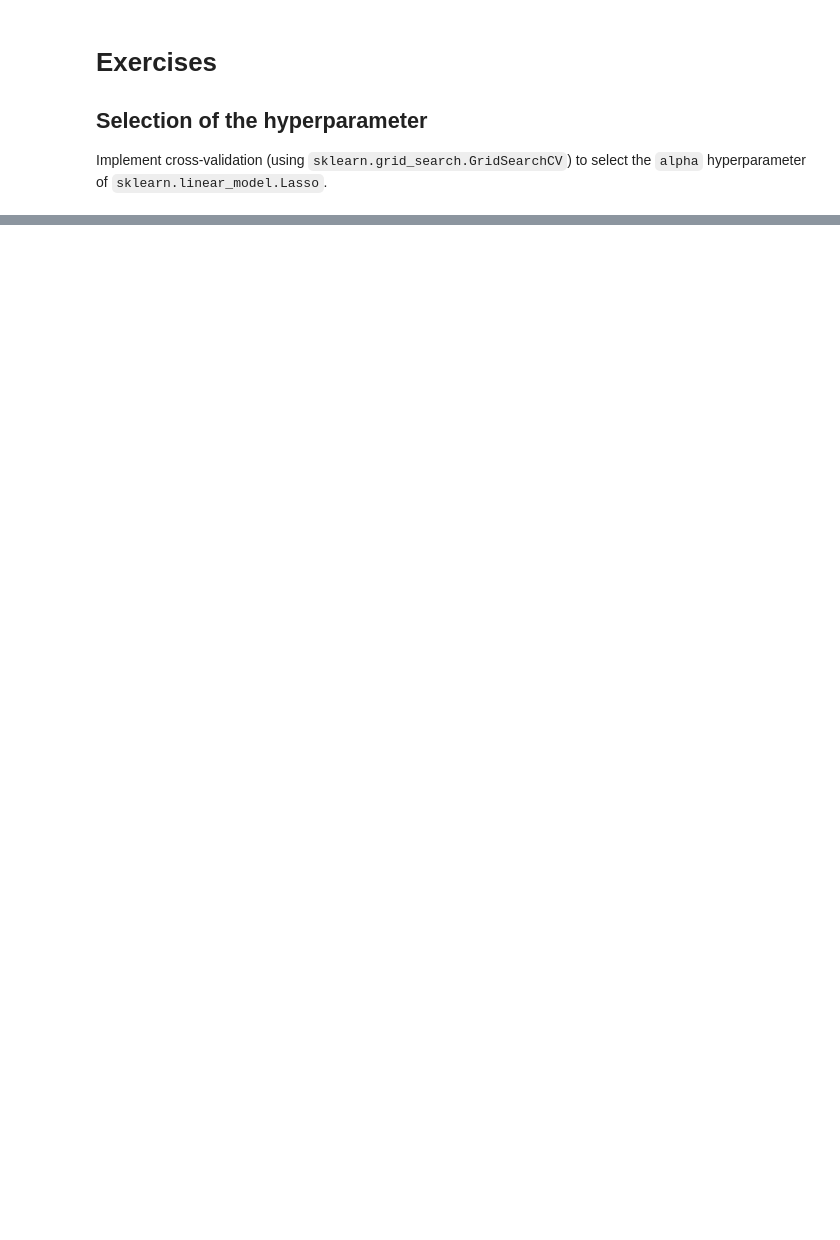
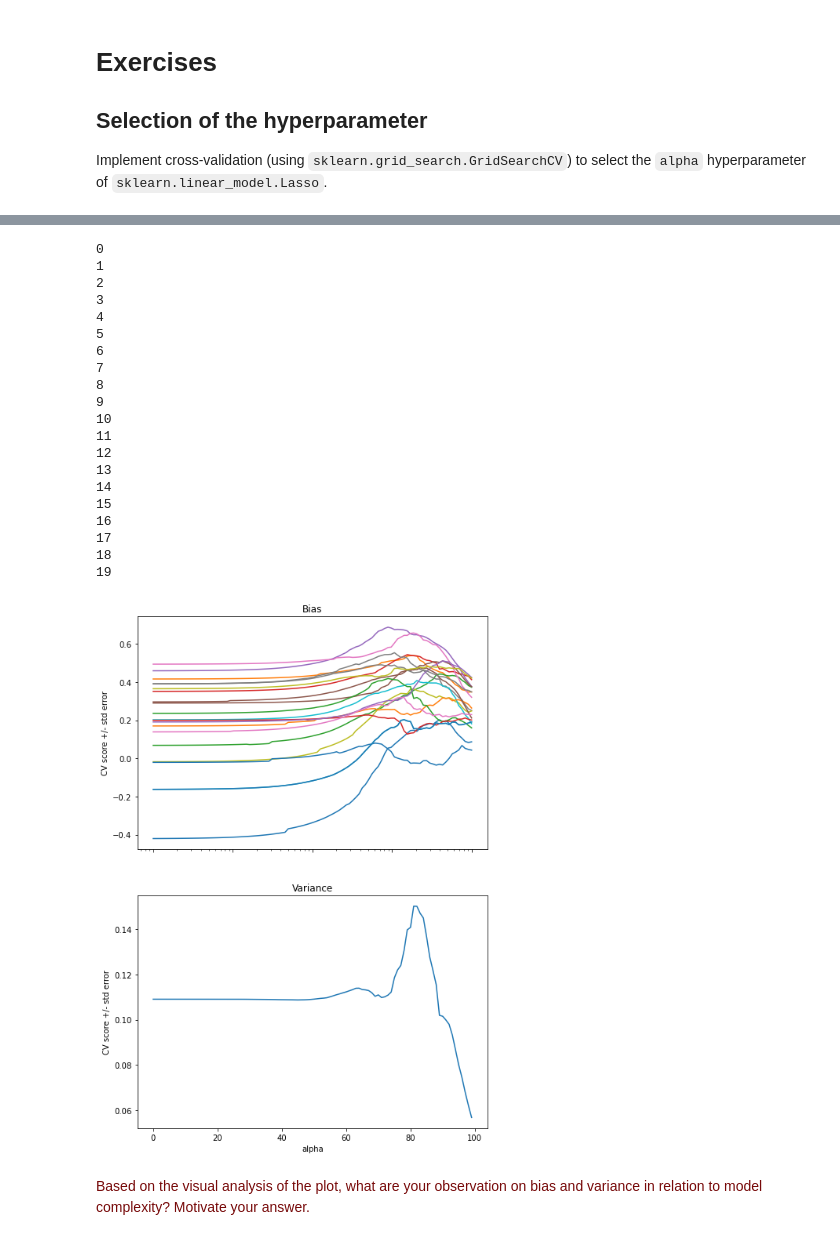
Before and after one commit to bgeven/8DM50_Group4, a Jupyter notebook: Assignment_week_3/week_3.ipynb, the cells around one changed output, grey strips where cells are left out. Saved outputs shown, nothing was run; the diff lists cells and outputs as text; code cells hidden in the pictures; blank space fills up the shorter version.

```diff
--- a/Assignment_week_3/week_3.ipynb
+++ b/Assignment_week_3/week_3.ipynb
@@ -468,0 +431,71 @@ Text(0.5, 1.0, 'Lasso regression coefficients plotted against alpha')
+# %%
+#Specify model and value for alpha
+lasso = Lasso(alpha=alpha,tol=0.1)
+alphas = np.logspace(-4, 0, 100)
+
+#Specifiy parameters to be optimized
+tuned_parameters = [{'alpha': alphas}]
+n_folds = 5
+
+#create subplots to show the effect of the regularization in bias and variance
+fig, axs = plt.subplots(2, figsize = (8,12))
+axs[0].set_title("Bias")
+axs[1].set_title("Variance")
+
+number_of_plots = 20
+cm = plt.get_cmap('gist_rainbow')
+
+std_errors = []
+
+for i in range(number_of_plots):
+    #create a subset of 100 data points to test the model
+    boot = resample(gene_expression, drug_response, replace=True, n_samples=100)
+    #create and fit model
+    #Cross-validation using sklearn.model_selection.GridSearchCV
+    clf_testing=GridSearchCV(lasso, tuned_parameters, cv=n_folds)
+    clf_testing.fit(boot[0], boot[1])
+    #get mean and std test score
+    scores_test = clf_testing.cv_results_['mean_test_score']
+    scores_std = clf_testing.cv_results_['std_test_score']
+    std_error = scores_std / np.sqrt(n_folds)
+    #plot stds and scores (std for variance and means for bias)
+    std_errors.append(std_error)
+    scores_plot = axs[0].semilogx(alphas, scores_test)
+
+    print(i) #To see how far in the programm you are
+
+#std_error = std_error/std_error
+
+axs[0].semilogx(alphas, scores_test)
+axs[1].plot(std_error)
+
+#combining x and y labels where possible and defining x limits
+for ax in axs.flat:
+    ax.set(xlabel = 'alpha', ylabel='CV score +/- std error')
+
+for ax in axs.flat:
+    ax.label_outer()
+# %% [output]
+0
+1
+2
+3
+4
+5
+6
+7
+8
+9
+10
+11
+12
+13
+14
+15
+16
+17
+18
+19
+[figure, added]
+# %% [markdown]
+<p><font color='#770a0a'>Based on the visual analysis of the plot, what are your observation on bias and variance in relation to model complexity? Motivate your answer.</font></p>
```
Also changed, not shown: parts of 19 cells of this notebook.
